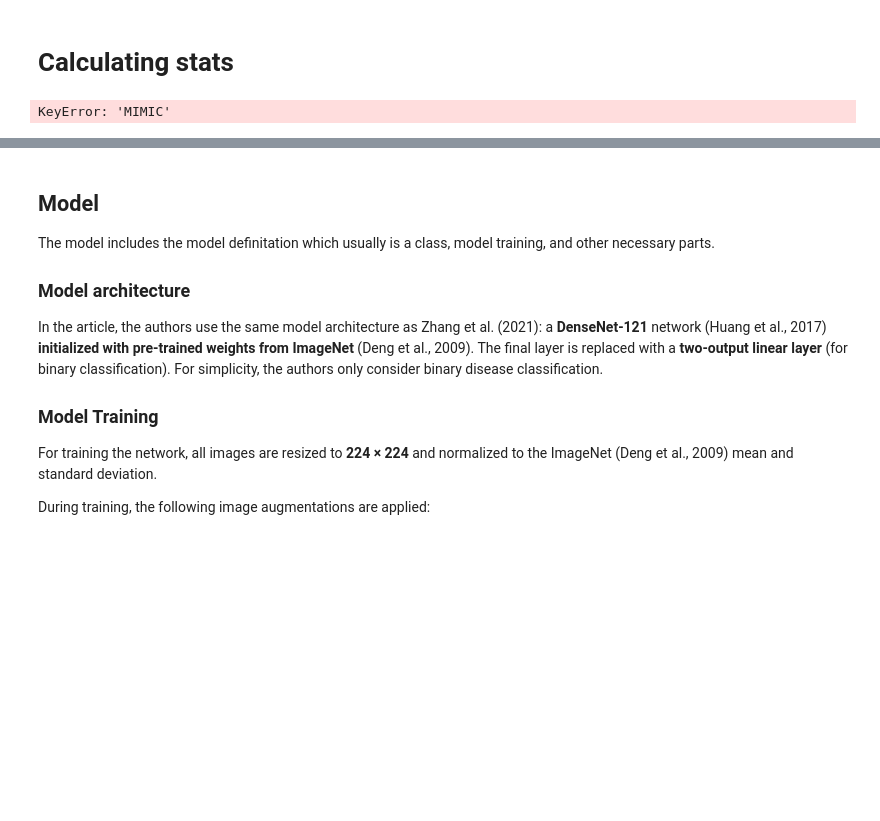
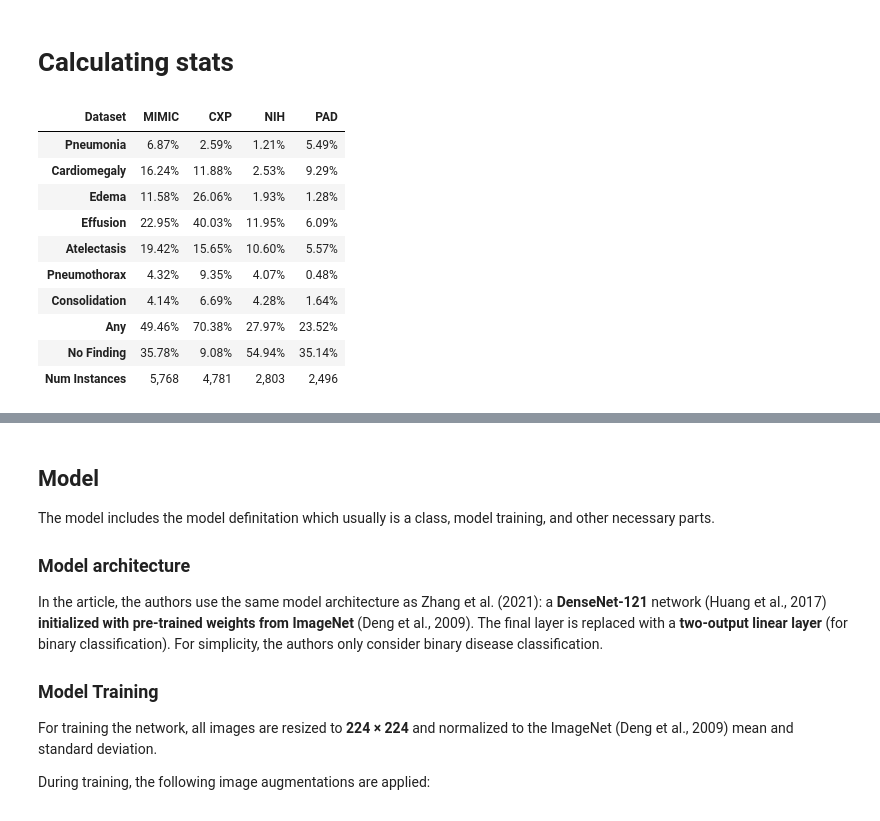
Before and after one commit to nstawski/dlh-final-project, a Jupyter notebook: Nina_Stawski_project_draft (2).ipynb, the cells around one changed output, grey strips where cells are left out. Saved outputs shown, nothing was run; the diff lists cells and outputs as text; code cells hidden in the pictures; blank space fills up the shorter version.

```diff
--- a/Nina_Stawski_project_draft (2).ipynb
+++ b/Nina_Stawski_project_draft (2).ipynb
@@ -824,7 +824,7 @@ for env in dfs:
     df['Any'] = (df[disease_labels] > 0).any(axis=1).astype(int)
 
     #keep only every 20th sample for the dataset to reduce the size of the data to train
-    df2 = df[df.index % 30 == 0]
+    df2 = df[df.index % 40 == 0]
     dfs2[env] = {}
     dfs2[env]['all'] = df2
 
@@ -845,34 +845,44 @@ for env in dfs:
     for label in target_labels:
 #         if label in df.columns:
 #             totals[label] = df[label].sum() / len(df)
         if label in df2.columns:
             totals[label] = df2[label].sum() / len(df2)
         else:
             totals[label] = 0.0
 
     stat_rows.append(totals)
 
 stat_df = pd.DataFrame(stat_rows)
 stat_df.set_index('Dataset', inplace=True)
 
 ordered_cols = all_labels
 stat_df = stat_df[ordered_cols]
 
 transposed_stat_df = stat_df.T
 
 # styled_stat_df = stat_df.style.background_gradient(cmap='Blues', subset=target_labels)\
 #     .format({label: "{:.2%}" for label in target_labels})
 
 styled_transposed_stat_df = transposed_stat_df.style.apply(
     lambda x: ["background-color: lightblue" if x.name != 'Num Instances' else "background-color: none" for i in x],
     axis=1
 ).background_gradient(cmap='Blues', subset=pd.IndexSlice[target_labels, :])
 styled_transposed_stat_df = styled_transposed_stat_df.format("{:.2%}", subset=pd.IndexSlice[target_labels, :])
 styled_transposed_stat_df = styled_transposed_stat_df.format("{:,.0f}", subset=pd.IndexSlice['Num Instances', :])
 
 styled_transposed_stat_df
 # %% [output]
-KeyError: 'MIMIC'
+| Dataset | MIMIC | CXP | NIH | PAD |
+| Pneumonia | 6.87% | 2.59% | 1.21% | 5.49% |
+| Cardiomegaly | 16.24% | 11.88% | 2.53% | 9.29% |
+| Edema | 11.58% | 26.06% | 1.93% | 1.28% |
+| Effusion | 22.95% | 40.03% | 11.95% | 6.09% |
+| Atelectasis | 19.42% | 15.65% | 10.60% | 5.57% |
+| Pneumothorax | 4.32% | 9.35% | 4.07% | 0.48% |
+| Consolidation | 4.14% | 6.69% | 4.28% | 1.64% |
+| Any | 49.46% | 70.38% | 27.97% | 23.52% |
+| No Finding | 35.78% | 9.08% | 54.94% | 35.14% |
+| Num Instances | 5,768 | 4,781 | 2,803 | 2,496 |
 # %% [markdown]
 Here is the table from the article for comparison:
 
```
Also changed, not shown: parts of 5 cells of this notebook, 4 other files.
